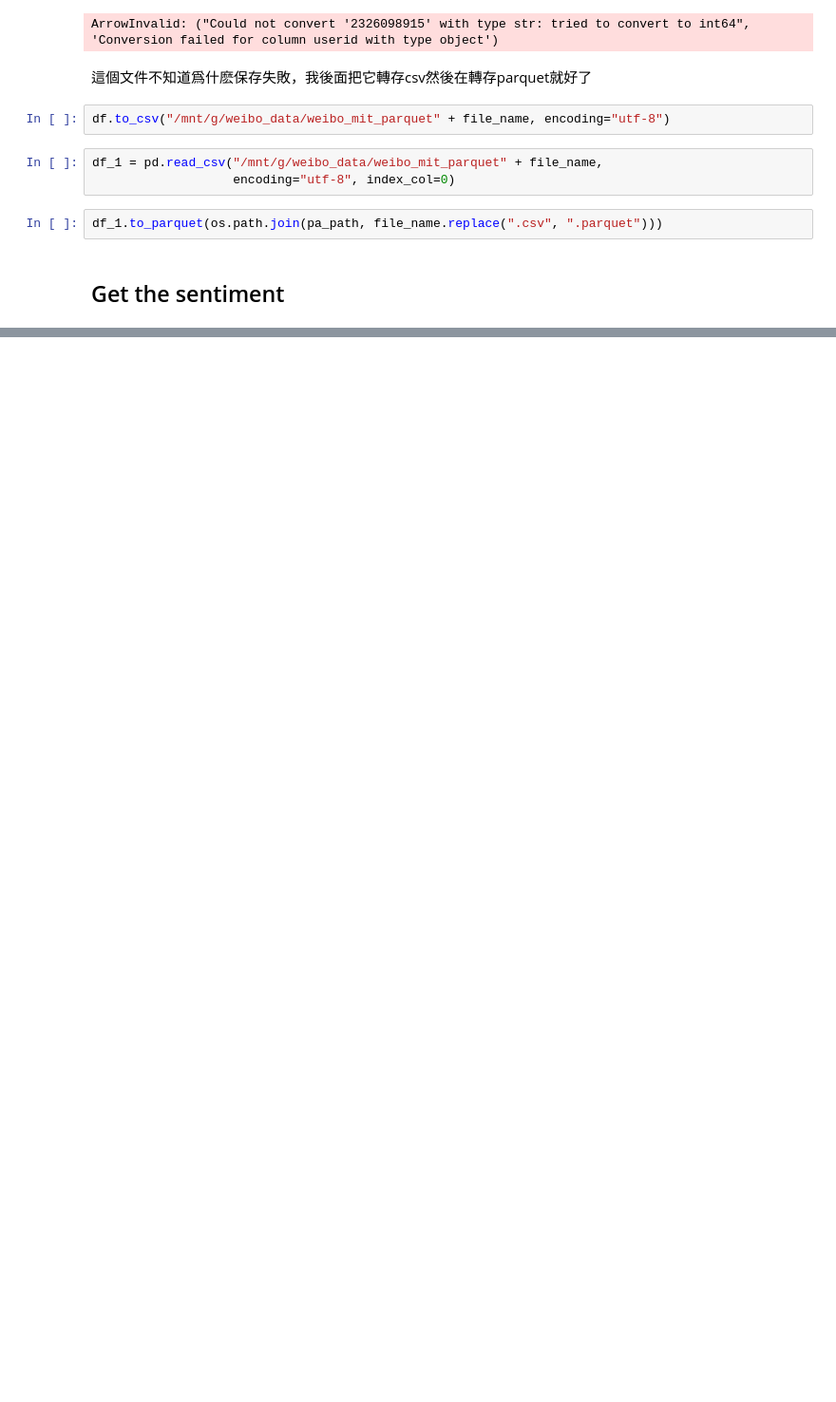
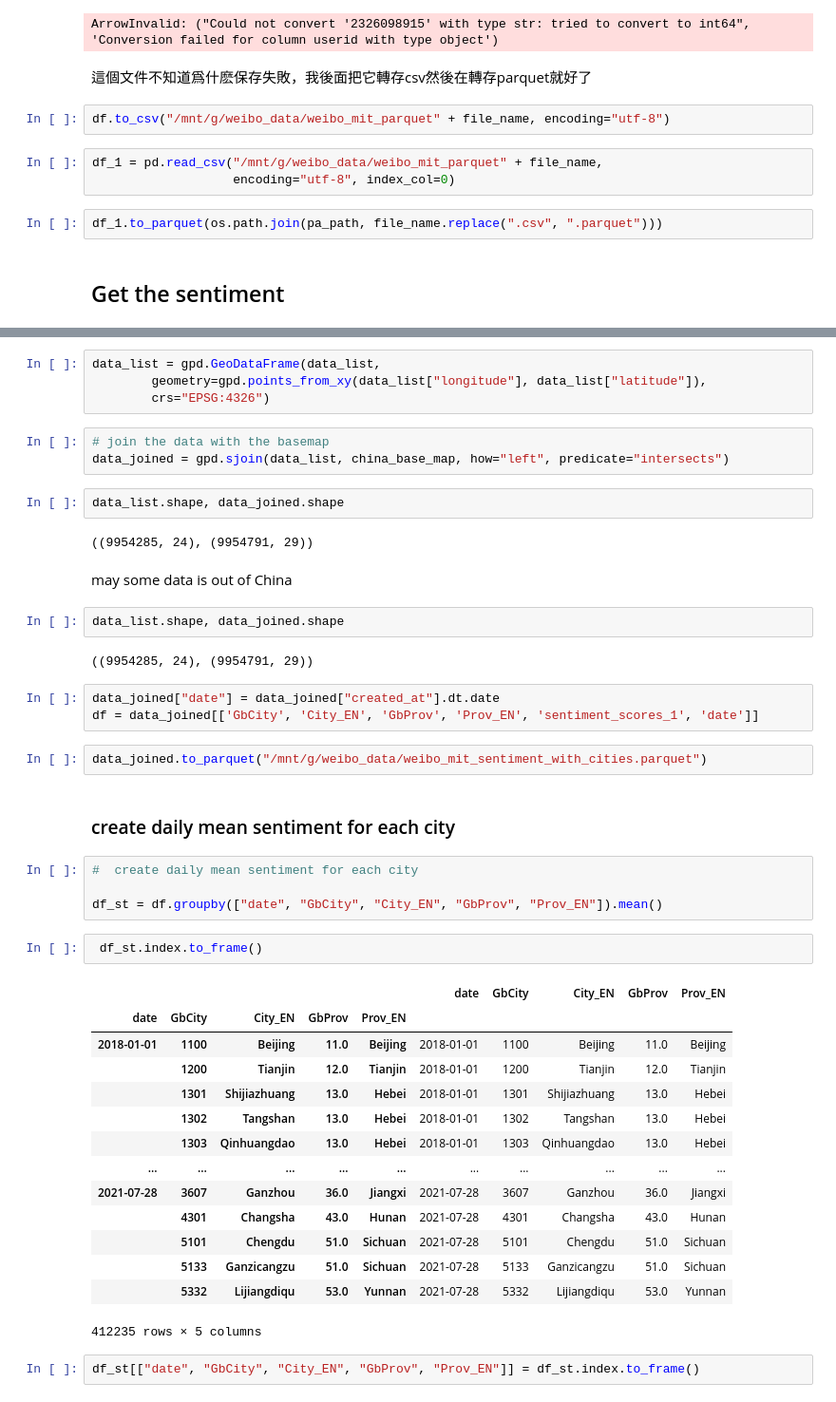
Before and after one commit to wybert/weibo_sentiment, a Jupyter notebook: notebooks/mit-weibos.ipynb, the cells around one changed output, grey strips where cells are left out. Shown: that part at 95% size. Saved outputs shown, nothing was run; the diff lists cells and outputs as text; blank space fills up the shorter version.

Commit message:
add new weibo process

```diff
--- a/notebooks/mit-weibos.ipynb
+++ b/notebooks/mit-weibos.ipynb
@@ -66,0 +241,47 @@ ModuleNotFoundError: No module named 'pandas'
+# %%
+data_list = gpd.GeoDataFrame(data_list,
+        geometry=gpd.points_from_xy(data_list["longitude"], data_list["latitude"]),
+        crs="EPSG:4326")
+# %%
+# join the data with the basemap
+data_joined = gpd.sjoin(data_list, china_base_map, how="left", predicate="intersects")
+# %%
+data_list.shape, data_joined.shape
+# %% [output]
+((9954285, 24), (9954791, 29))
+# %% [markdown]
+may some data is out of China
+# %%
+data_list.shape, data_joined.shape
+# %% [output]
+((9954285, 24), (9954791, 29))
+# %%
+data_joined["date"] = data_joined["created_at"].dt.date
+df = data_joined[['GbCity', 'City_EN', 'GbProv', 'Prov_EN', 'sentiment_scores_1', 'date']]
+# %%
+data_joined.to_parquet("/mnt/g/weibo_data/weibo_mit_sentiment_with_cities.parquet")
+# %% [markdown]
+### create daily mean sentiment for each city
+# %%
+#  create daily mean sentiment for each city
+
+df_st = df.groupby(["date", "GbCity", "City_EN", "GbProv", "Prov_EN"]).mean()
+# %%
+ df_st.index.to_frame()
+# %% [output]
+|  |  |  |  |  | date | GbCity | City_EN | GbProv | Prov_EN |
+| date | GbCity | City_EN | GbProv | Prov_EN |  |  |  |  |  |
+| 2018-01-01 | 1100 | Beijing | 11.0 | Beijing | 2018-01-01 | 1100 | Beijing | 11.0 | Beijing |
+|  | 1200 | Tianjin | 12.0 | Tianjin | 2018-01-01 | 1200 | Tianjin | 12.0 | Tianjin |
+|  | 1301 | Shijiazhuang | 13.0 | Hebei | 2018-01-01 | 1301 | Shijiazhuang | 13.0 | Hebei |
+|  | 1302 | Tangshan | 13.0 | Hebei | 2018-01-01 | 1302 | Tangshan | 13.0 | Hebei |
+|  | 1303 | Qinhuangdao | 13.0 | Hebei | 2018-01-01 | 1303 | Qinhuangdao | 13.0 | Hebei |
+| ... | ... | ... | ... | ... | ... | ... | ... | ... | ... |
+| 2021-07-28 | 3607 | Ganzhou | 36.0 | Jiangxi | 2021-07-28 | 3607 | Ganzhou | 36.0 | Jiangxi |
+|  | 4301 | Changsha | 43.0 | Hunan | 2021-07-28 | 4301 | Changsha | 43.0 | Hunan |
+|  | 5101 | Chengdu | 51.0 | Sichuan | 2021-07-28 | 5101 | Chengdu | 51.0 | Sichuan |
+|  | 5133 | Ganzicangzu | 51.0 | Sichuan | 2021-07-28 | 5133 | Ganzicangzu | 51.0 | Sichuan |
+|  | 5332 | Lijiangdiqu | 53.0 | Yunnan | 2021-07-28 | 5332 | Lijiangdiqu | 53.0 | Yunnan |
+412235 rows × 5 columns
+# %%
+df_st[["date", "GbCity", "City_EN", "GbProv", "Prov_EN"]] = df_st.index.to_frame()
```
Also changed, not shown: parts of 22 cells of this notebook, 3 other files.
